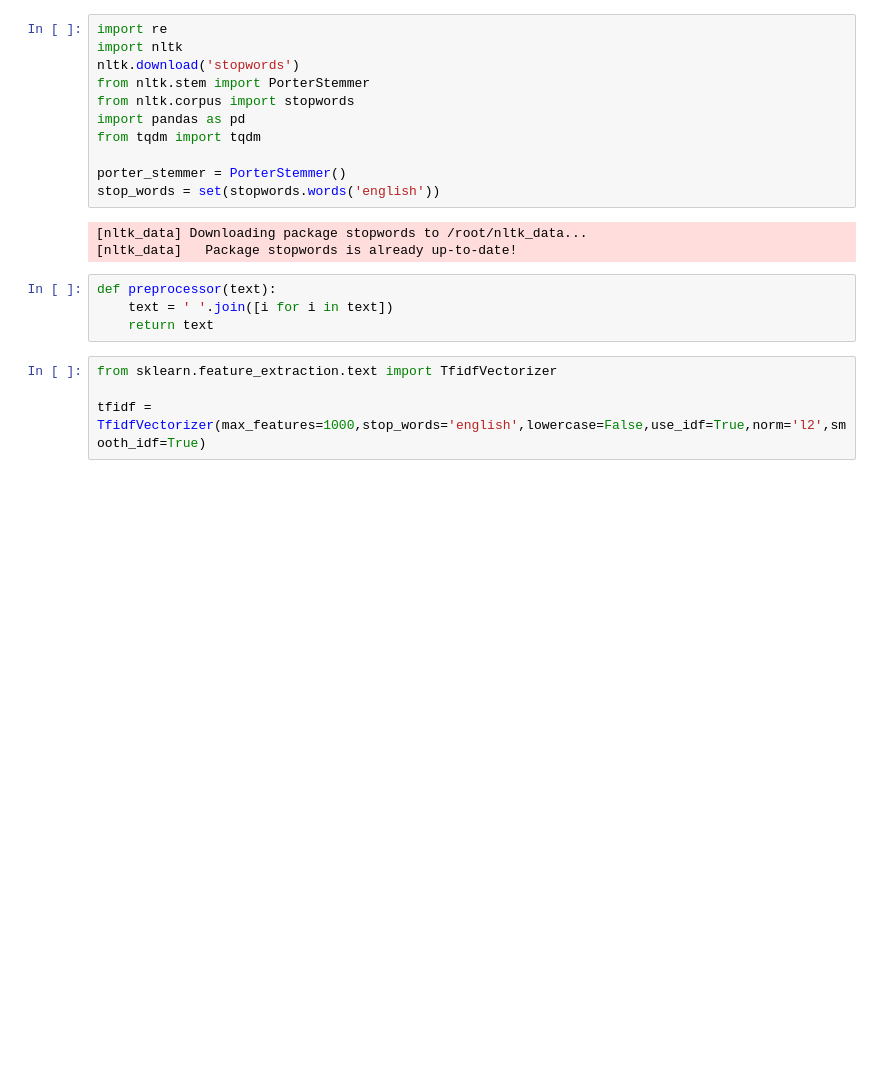
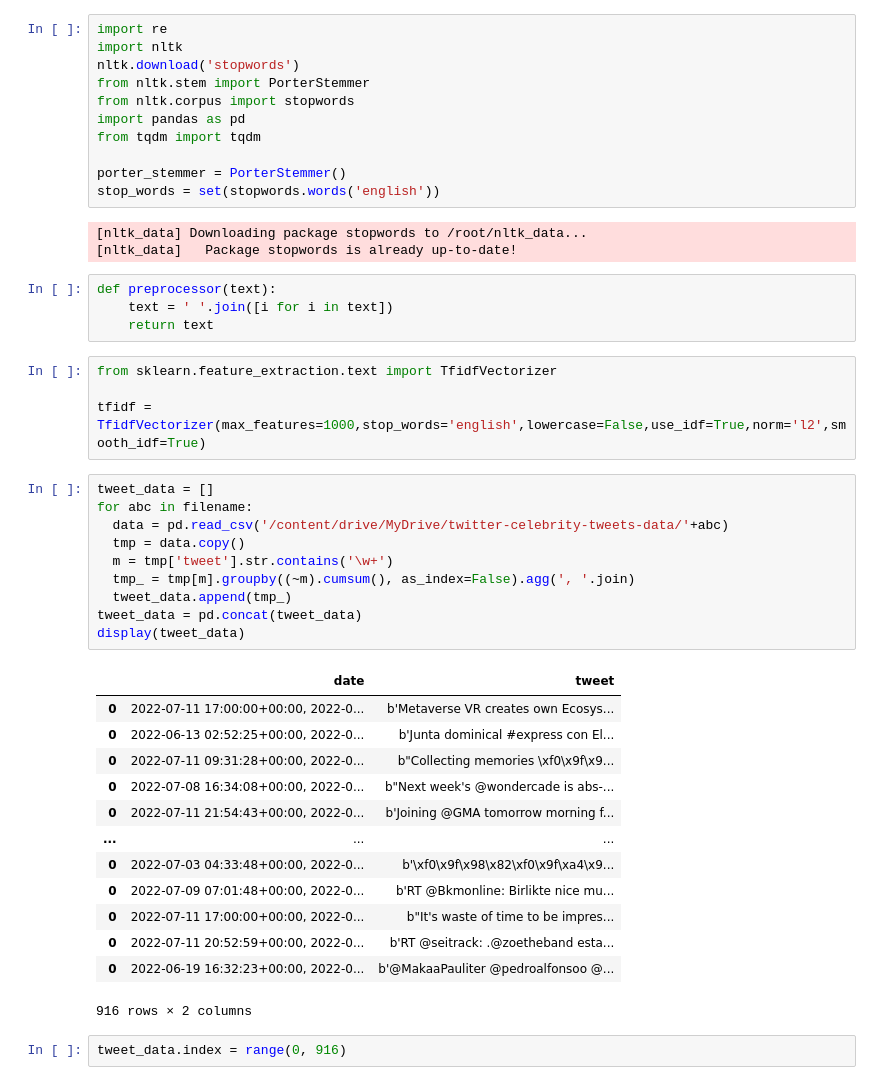
Before and after one commit to chungFTF/NTU-2022-IM5056-SLDL-Final-Project, a Jupyter notebook: code/[Cai]tweet_preprocessing.ipynb, the cells around one changed output. Cells and saved outputs as stored; diff of their text form; blank space fills up the shorter version.

```diff
--- a/code/[Cai]tweet_preprocessing.ipynb
+++ b/code/[Cai]tweet_preprocessing.ipynb
@@ -23,3 +23,29 @@ def preprocessor(text):
 from sklearn.feature_extraction.text import TfidfVectorizer
 
 tfidf = TfidfVectorizer(max_features=1000,stop_words='english',lowercase=False,use_idf=True,norm='l2',smooth_idf=True)
+# %%
+tweet_data = []
+for abc in filename:
+  data = pd.read_csv('/content/drive/MyDrive/twitter-celebrity-tweets-data/'+abc)
+  tmp = data.copy()
+  m = tmp['tweet'].str.contains('\w+')
+  tmp_ = tmp[m].groupby((~m).cumsum(), as_index=False).agg(', '.join)
+  tweet_data.append(tmp_)
+tweet_data = pd.concat(tweet_data)
+display(tweet_data)
+# %% [output]
+|  | date | tweet |
+| 0 | 2022-07-11 17:00:00+00:00, 2022-0... | b'Metaverse VR creates own Ecosys... |
+| 0 | 2022-06-13 02:52:25+00:00, 2022-0... | b'Junta dominical #express con El... |
+| 0 | 2022-07-11 09:31:28+00:00, 2022-0... | b"Collecting memories \xf0\x9f\x9... |
+| 0 | 2022-07-08 16:34:08+00:00, 2022-0... | b"Next week's @wondercade is abs-... |
+| 0 | 2022-07-11 21:54:43+00:00, 2022-0... | b'Joining @GMA tomorrow morning f... |
+| ... | ... | ... |
+| 0 | 2022-07-03 04:33:48+00:00, 2022-0... | b'\xf0\x9f\x98\x82\xf0\x9f\xa4\x9... |
+| 0 | 2022-07-09 07:01:48+00:00, 2022-0... | b'RT @Bkmonline: Birlikte nice mu... |
+| 0 | 2022-07-11 17:00:00+00:00, 2022-0... | b"It's waste of time to be impres... |
+| 0 | 2022-07-11 20:52:59+00:00, 2022-0... | b'RT @seitrack: .@zoetheband esta... |
+| 0 | 2022-06-19 16:32:23+00:00, 2022-0... | b'@MakaaPauliter @pedroalfonsoo @... |
+916 rows × 2 columns
+# %%
+tweet_data.index = range(0, 916)
```
Also changed, not shown: parts of 4 cells of this notebook, 1 other file.
